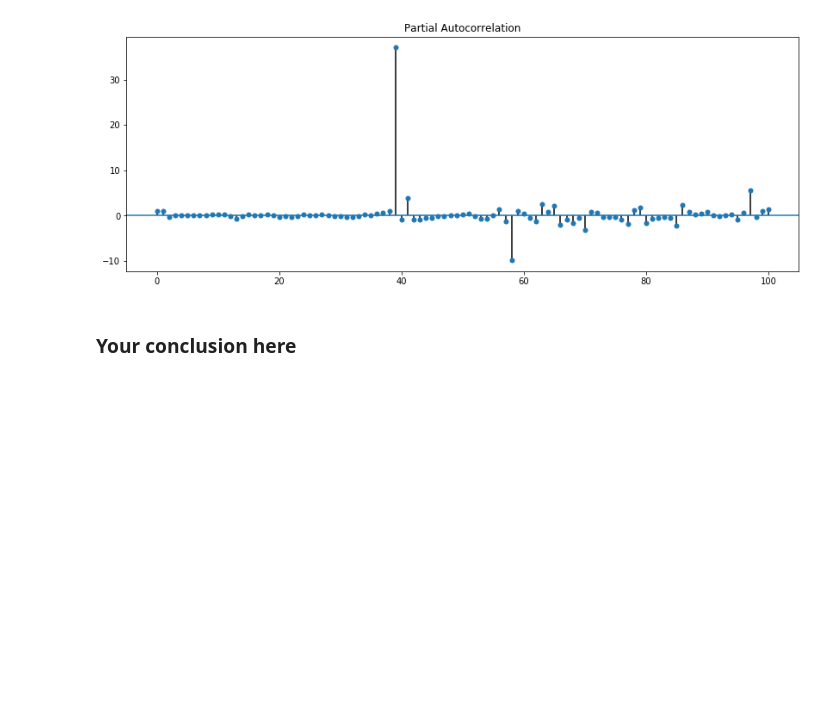
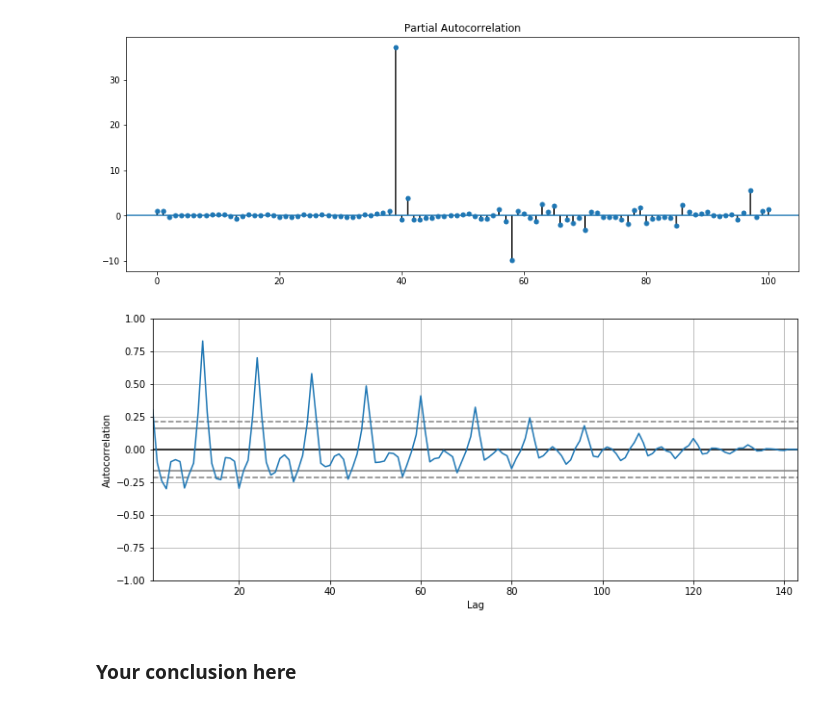
Before and after one commit to williammcmillan/dsc-corr-autocorr-in-time-series-lab-houston-ds-060319, a Jupyter notebook: index.ipynb, the cells around one changed output. Cells and saved outputs as stored; diff of their text form; code cells hidden in the pictures; blank space fills up the shorter version.

```diff
--- a/index.ipynb
+++ b/index.ipynb
@@ -154,3 +152,8 @@ air_diff = air.diff(periods=1)
+# %%
+plt.figure(figsize=(12,5))
+pd.plotting.autocorrelation_plot(air_diff.dropna());
+# %% [output]
+[figure, added]
 # %%
 # your code here
 # %%
```
Also changed, not shown: parts of 1 cell of this notebook.
